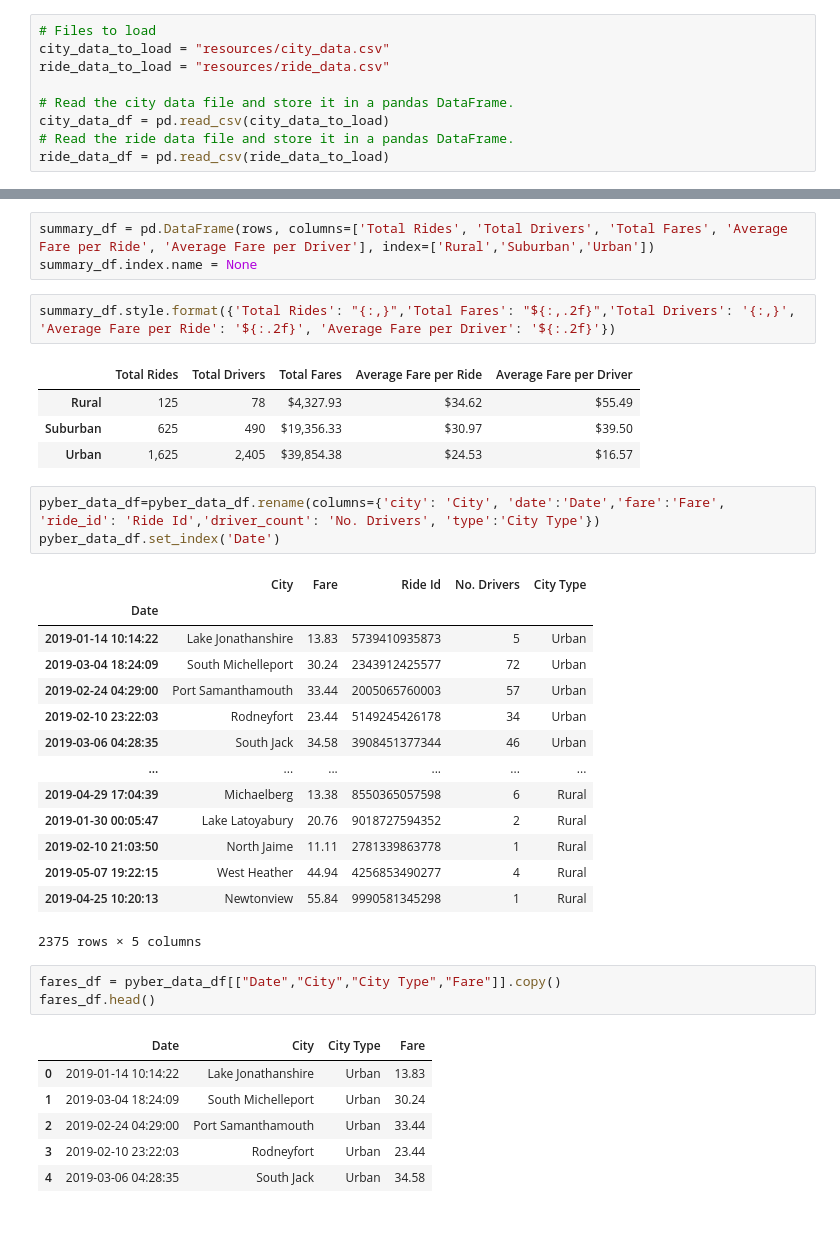
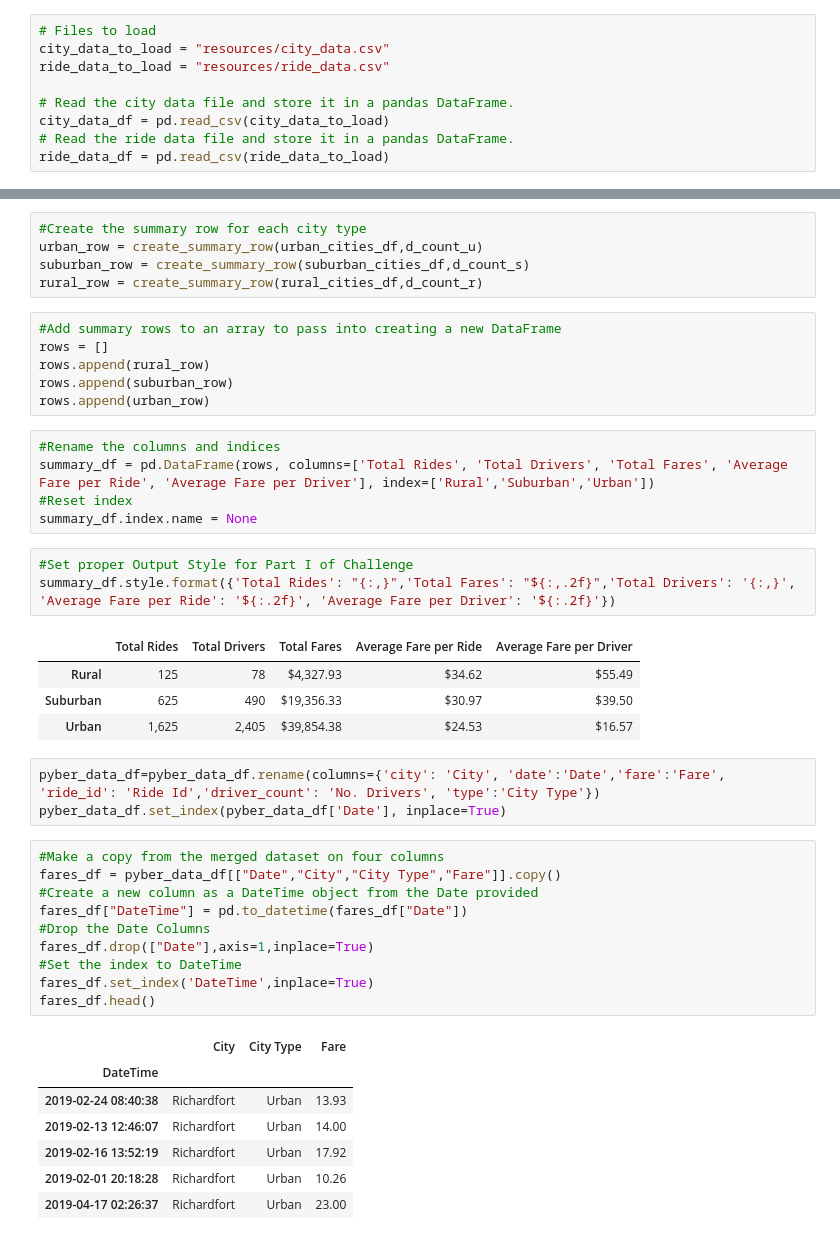
Before and after one commit to pbryzek/PyBer_Analysis, a Jupyter notebook: challenge/PyBer_Challenge.ipynb, the cells around one changed output, grey strips where cells are left out. Cells and saved outputs as stored; diff of their text form.

Commit message:
updates for the challenge part II

```diff
--- a/challenge/PyBer_Challenge.ipynb
+++ b/challenge/PyBer_Challenge.ipynb
@@ -73,7 +84,21 @@ rows
+# %%
+#Create the summary row for each city type
+urban_row = create_summary_row(urban_cities_df,d_count_u)
+suburban_row = create_summary_row(suburban_cities_df,d_count_s)
+rural_row = create_summary_row(rural_cities_df,d_count_r)
+# %%
+#Add summary rows to an array to pass into creating a new DataFrame
+rows = []
+rows.append(rural_row)
+rows.append(suburban_row)
+rows.append(urban_row)
 # %%
+#Rename the columns and indices
 summary_df = pd.DataFrame(rows, columns=['Total Rides', 'Total Drivers', 'Total Fares', 'Average Fare per Ride', 'Average Fare per Driver'], index=['Rural','Suburban','Urban'])
+#Reset index
 summary_df.index.name = None
 # %%
+#Set proper Output Style for Part I of Challenge
 summary_df.style.format({'Total Rides': "{:,}",'Total Fares': "${:,.2f}",'Total Drivers': '{:,}', 'Average Fare per Ride': '${:.2f}', 'Average Fare per Driver': '${:.2f}'})
 # %% [output]
 |  | Total Rides | Total Drivers | Total Fares | Average Fare per Ride | Average Fare per Driver |
@@ -82,30 +107,23 @@ summary_df.style.format({'Total Rides': "{:,}",'Total Fares': "${:,.2f}",'Total
 | Urban | 1,625 | 2,405 | $39,854.38 | $24.53 | $16.57 |
 # %%
 pyber_data_df=pyber_data_df.rename(columns={'city': 'City', 'date':'Date','fare':'Fare', 'ride_id': 'Ride Id','driver_count': 'No. Drivers', 'type':'City Type'})
-pyber_data_df.set_index('Date')
+pyber_data_df.set_index(pyber_data_df['Date'], inplace=True)
-# %% [output]
-|  | City | Fare | Ride Id | No. Drivers | City Type |
-| Date |  |  |  |  |  |
-| 2019-01-14 10:14:22 | Lake Jonathanshire | 13.83 | 5739410935873 | 5 | Urban |
-| 2019-03-04 18:24:09 | South Michelleport | 30.24 | 2343912425577 | 72 | Urban |
-| 2019-02-24 04:29:00 | Port Samanthamouth | 33.44 | 2005065760003 | 57 | Urban |
-| 2019-02-10 23:22:03 | Rodneyfort | 23.44 | 5149245426178 | 34 | Urban |
-| 2019-03-06 04:28:35 | South Jack | 34.58 | 3908451377344 | 46 | Urban |
-| ... | ... | ... | ... | ... | ... |
-| 2019-04-29 17:04:39 | Michaelberg | 13.38 | 8550365057598 | 6 | Rural |
-| 2019-01-30 00:05:47 | Lake Latoyabury | 20.76 | 9018727594352 | 2 | Rural |
-| 2019-02-10 21:03:50 | North Jaime | 11.11 | 2781339863778 | 1 | Rural |
-| 2019-05-07 19:22:15 | West Heather | 44.94 | 4256853490277 | 4 | Rural |
-| 2019-04-25 10:20:13 | Newtonview | 55.84 | 9990581345298 | 1 | Rural |
-2375 rows × 5 columns
-# %%
-fares_df = pyber_data_df[["Date","City","City Type","Fare"]].copy()
-fares_df.head()
-# %% [output]
-|  | Date | City | City Type | Fare |
-| 0 | 2019-01-14 10:14:22 | Lake Jonathanshire | Urban | 13.83 |
-| 1 | 2019-03-04 18:24:09 | South Michelleport | Urban | 30.24 |
-| 2 | 2019-02-24 04:29:00 | Port Samanthamouth | Urban | 33.44 |
-| 3 | 2019-02-10 23:22:03 | Rodneyfort | Urban | 23.44 |
-| 4 | 2019-03-06 04:28:35 | South Jack | Urban | 34.58 |
+# %%
+#Make a copy from the merged dataset on four columns
+fares_df = pyber_data_df[["Date","City","City Type","Fare"]].copy()
+#Create a new column as a DateTime object from the Date provided
+fares_df["DateTime"] = pd.to_datetime(fares_df["Date"])
+#Drop the Date Columns
+fares_df.drop(["Date"],axis=1,inplace=True)
+#Set the index to DateTime
+fares_df.set_index('DateTime',inplace=True)
+fares_df.head()
+# %% [output]
+|  | City | City Type | Fare |
+| DateTime |  |  |  |
+| 2019-02-24 08:40:38 | Richardfort | Urban | 13.93 |
+| 2019-02-13 12:46:07 | Richardfort | Urban | 14.00 |
+| 2019-02-16 13:52:19 | Richardfort | Urban | 17.92 |
+| 2019-02-01 20:18:28 | Richardfort | Urban | 10.26 |
+| 2019-04-17 02:26:37 | Richardfort | Urban | 23.00 |
 # %%
```
Also changed, not shown: parts of 13 cells of this notebook, 1 other file.
